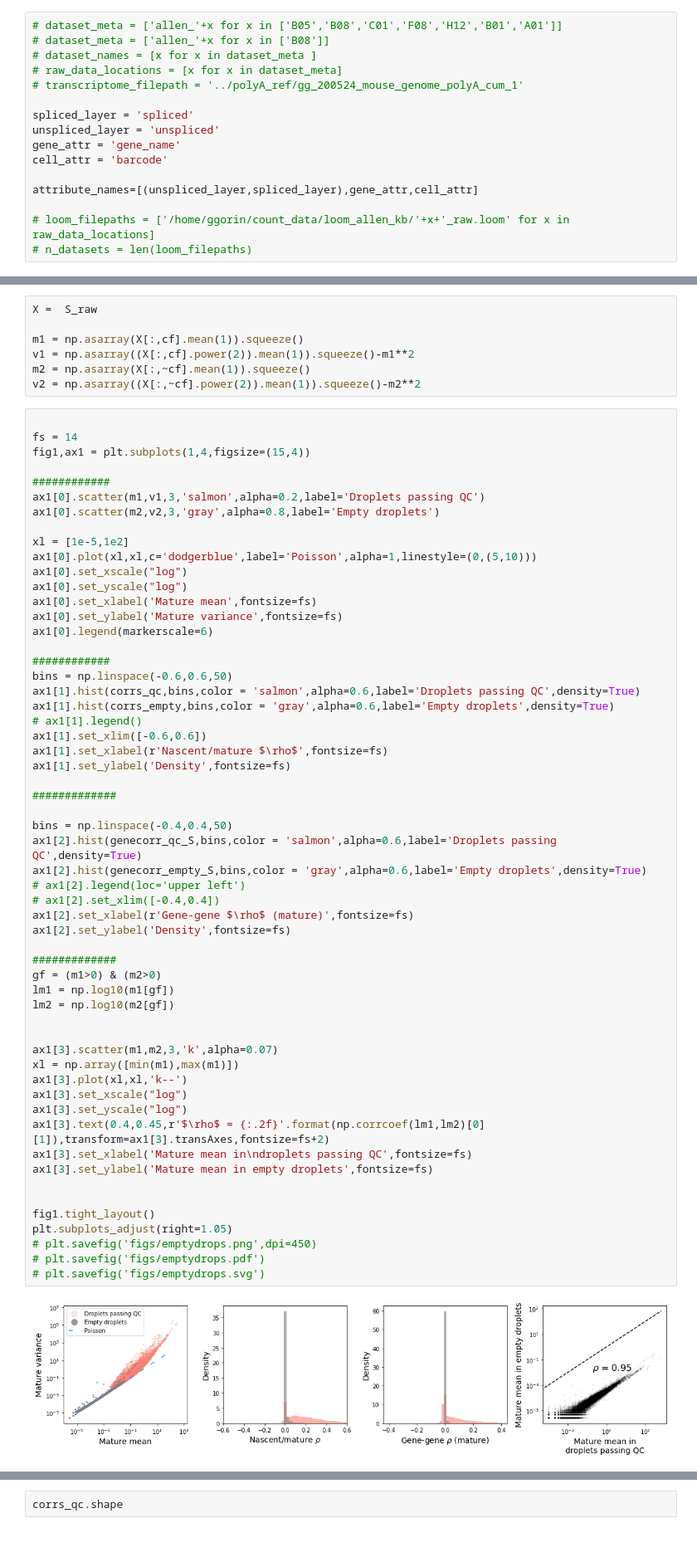
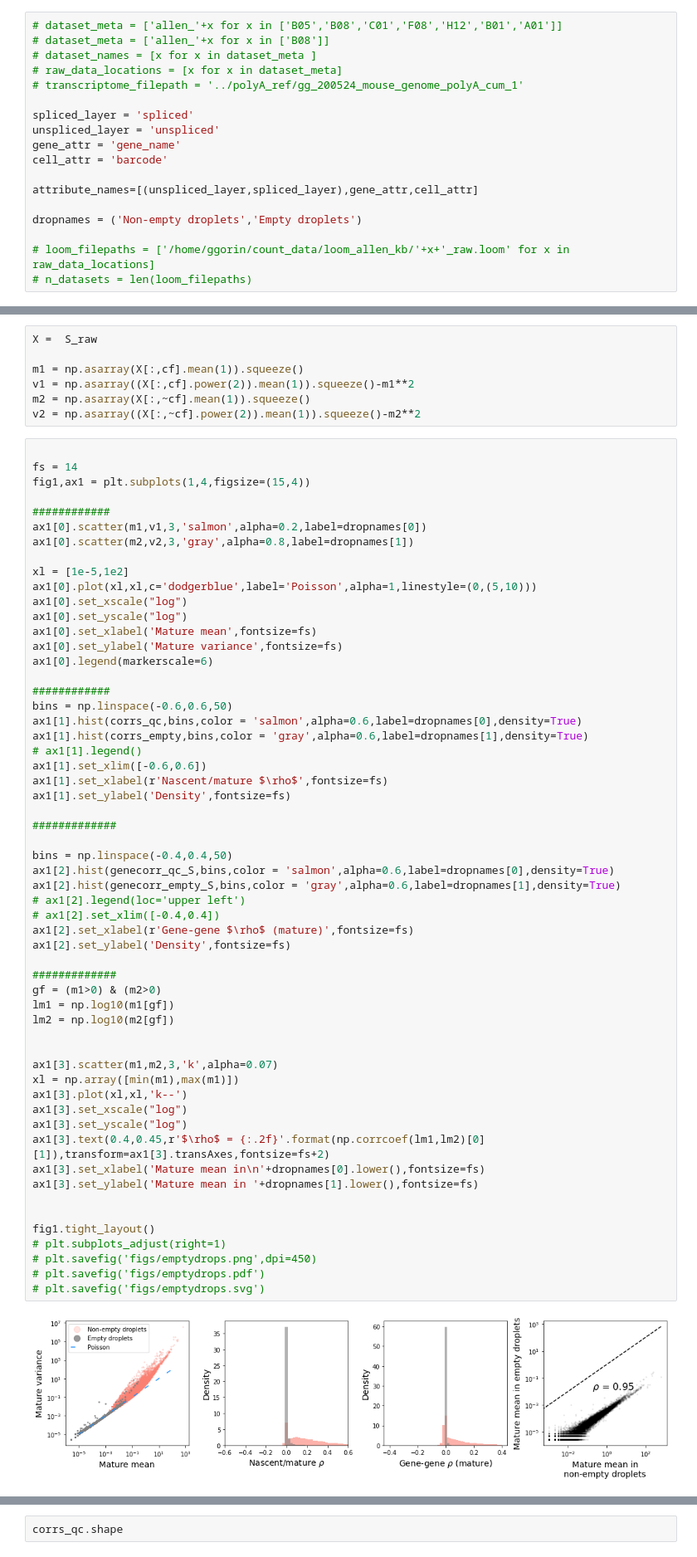
Before and after one commit to pachterlab/GVP_2023, a Jupyter notebook: gg230220_emptydrops_heart.ipynb, the cells around one changed output, grey strips where cells are left out. Shown at 83% size. Drawn from its saved outputs; the diff is of its cells as text.

```diff
--- a/gg230220_emptydrops_heart.ipynb
+++ b/gg230220_emptydrops_heart.ipynb
@@ -25,6 +25,8 @@ cell_attr = 'barcode'
 
 attribute_names=[(unspliced_layer,spliced_layer),gene_attr,cell_attr]
 
+dropnames = ('Non-empty droplets','Empty droplets')
+
 # loom_filepaths = ['/home/ggorin/count_data/loom_allen_kb/'+x+'_raw.loom' for x in raw_data_locations]
 # n_datasets = len(loom_filepaths)
 # %%
@@ -512,8 +393,8 @@ fs = 14
 fig1,ax1 = plt.subplots(1,4,figsize=(15,4))
 
 ############
-ax1[0].scatter(m1,v1,3,'salmon',alpha=0.2,label='Droplets passing QC')
-ax1[0].scatter(m2,v2,3,'gray',alpha=0.8,label='Empty droplets')
+ax1[0].scatter(m1,v1,3,'salmon',alpha=0.2,label=dropnames[0])
+ax1[0].scatter(m2,v2,3,'gray',alpha=0.8,label=dropnames[1])
 
 xl = [1e-5,1e2]
 ax1[0].plot(xl,xl,c='dodgerblue',label='Poisson',alpha=1,linestyle=(0,(5,10)))
@@ -525,44 +406,44 @@ ax1[0].legend(markerscale=6)
 
 ############
 bins = np.linspace(-0.6,0.6,50)
-ax1[1].hist(corrs_qc,bins,color = 'salmon',alpha=0.6,label='Droplets passing QC',density=True)
-ax1[1].hist(corrs_empty,bins,color = 'gray',alpha=0.6,label='Empty droplets',density=True)
+ax1[1].hist(corrs_qc,bins,color = 'salmon',alpha=0.6,label=dropnames[0],density=True)
+ax1[1].hist(corrs_empty,bins,color = 'gray',alpha=0.6,label=dropnames[1],density=True)
 # ax1[1].legend()
 ax1[1].set_xlim([-0.6,0.6])
 ax1[1].set_xlabel(r'Nascent/mature $\rho$',fontsize=fs)
 ax1[1].set_ylabel('Density',fontsize=fs)
 
 #############
 
 bins = np.linspace(-0.4,0.4,50)
-ax1[2].hist(genecorr_qc_S,bins,color = 'salmon',alpha=0.6,label='Droplets passing QC',density=True)
-ax1[2].hist(genecorr_empty_S,bins,color = 'gray',alpha=0.6,label='Empty droplets',density=True)
+ax1[2].hist(genecorr_qc_S,bins,color = 'salmon',alpha=0.6,label=dropnames[0],density=True)
+ax1[2].hist(genecorr_empty_S,bins,color = 'gray',alpha=0.6,label=dropnames[1],density=True)
 # ax1[2].legend(loc='upper left')
 # ax1[2].set_xlim([-0.4,0.4])
 ax1[2].set_xlabel(r'Gene-gene $\rho$ (mature)',fontsize=fs)
 ax1[2].set_ylabel('Density',fontsize=fs)
 
 #############
 gf = (m1>0) & (m2>0)
 lm1 = np.log10(m1[gf])
 lm2 = np.log10(m2[gf])
 
 
 ax1[3].scatter(m1,m2,3,'k',alpha=0.07)
 xl = np.array([min(m1),max(m1)])
 ax1[3].plot(xl,xl,'k--')
 ax1[3].set_xscale("log")
 ax1[3].set_yscale("log")
 ax1[3].text(0.4,0.45,r'$\rho$ = {:.2f}'.format(np.corrcoef(lm1,lm2)[0][1]),transform=ax1[3].transAxes,fontsize=fs+2)
-ax1[3].set_xlabel('Mature mean in\ndroplets passing QC',fontsize=fs)
-ax1[3].set_ylabel('Mature mean in empty droplets',fontsize=fs)
+ax1[3].set_xlabel('Mature mean in\n'+dropnames[0].lower(),fontsize=fs)
+ax1[3].set_ylabel('Mature mean in '+dropnames[1].lower(),fontsize=fs)
 
 
 fig1.tight_layout()
-plt.subplots_adjust(right=1.05)
+# plt.subplots_adjust(right=1)
 # plt.savefig('figs/emptydrops.png',dpi=450)
 # plt.savefig('figs/emptydrops.pdf')
 # plt.savefig('figs/emptydrops.svg')
 # %% [output]
-[figure, old version]
+[figure, new version]
 # %%
```
Also changed, not shown: parts of 39 cells of this notebook, 2 other files.
